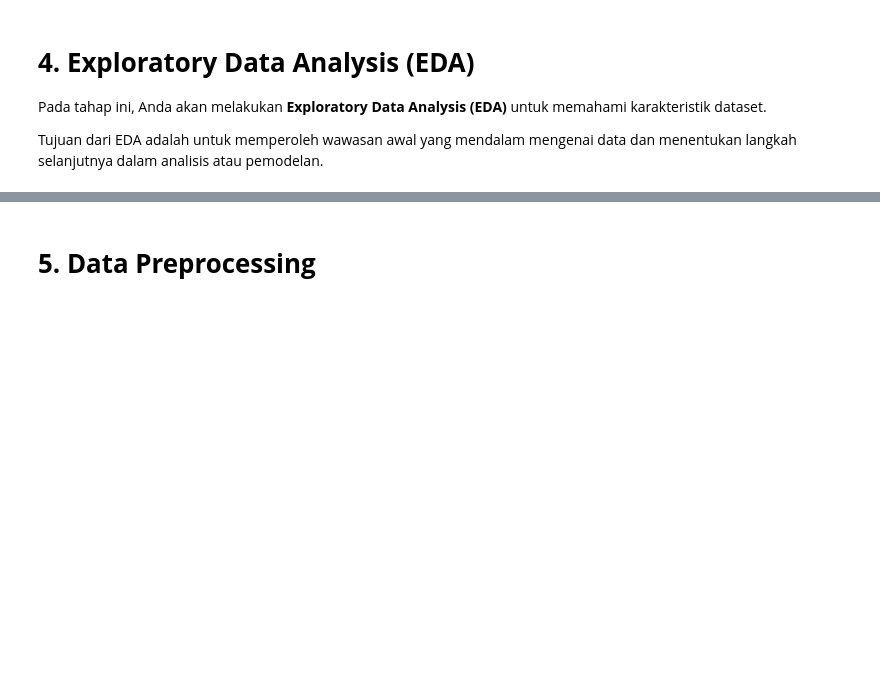
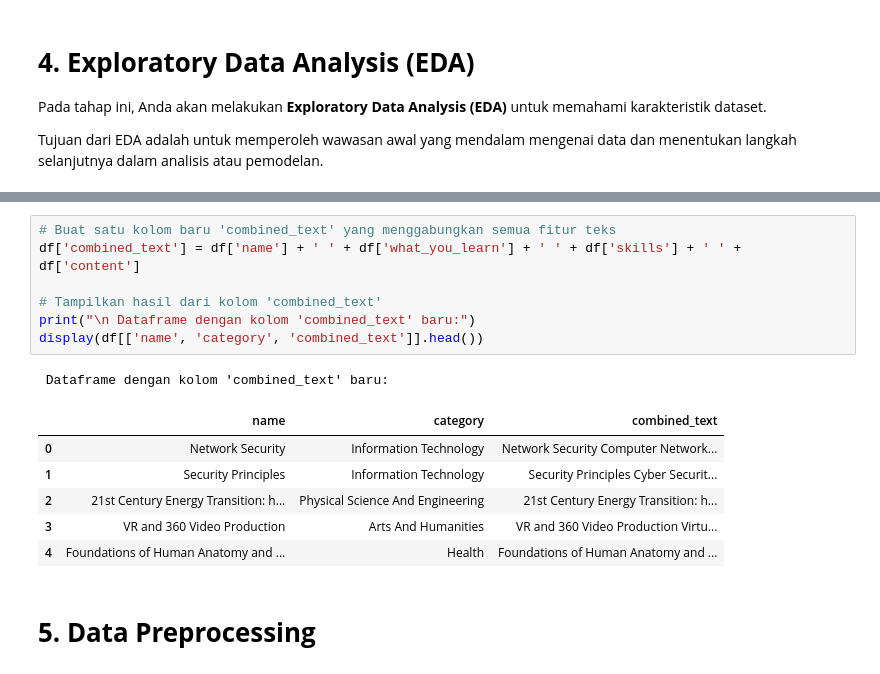
Before and after one commit to wingscode123/Eksperimen_SML_Radithya-Fawwaz-Aydin, a Jupyter notebook: preprocessing/Eksperimen_MSML_Radithya_Fawwaz_Aydin.ipynb, the cells around one changed output, grey strips where cells are left out. Saved outputs shown, nothing was run; the diff lists cells and outputs as text; blank space fills up the shorter version.

Commit message:
menambahkan hasil dari file automasi

```diff
--- a/preprocessing/Eksperimen_MSML_Radithya_Fawwaz_Aydin.ipynb
+++ b/preprocessing/Eksperimen_MSML_Radithya_Fawwaz_Aydin.ipynb
@@ -47,3 +167,18 @@ Tujuan dari EDA adalah untuk memperoleh wawasan awal yang mendalam mengenai data
+# %%
+# Buat satu kolom baru 'combined_text' yang menggabungkan semua fitur teks
+df['combined_text'] = df['name'] + ' ' + df['what_you_learn'] + ' ' + df['skills'] + ' ' + df['content']
+
+# Tampilkan hasil dari kolom 'combined_text'
+print("\n Dataframe dengan kolom 'combined_text' baru:")
+display(df[['name', 'category', 'combined_text']].head())
+# %% [output]
+ Dataframe dengan kolom 'combined_text' baru:
+|  | name | category | combined_text |
+| 0 | Network Security | Information Technology | Network Security Computer Network... |
+| 1 | Security Principles | Information Technology | Security Principles Cyber Securit... |
+| 2 | 21st Century Energy Transition: h... | Physical Science And Engineering | 21st Century Energy Transition: h... |
+| 3 | VR and 360 Video Production | Arts And Humanities | VR and 360 Video Production Virtu... |
+| 4 | Foundations of Human Anatomy and ... | Health | Foundations of Human Anatomy and ... |
 # %% [markdown]
 # **5. Data Preprocessing**
 # %% [markdown]
```
Also changed, not shown: parts of 22 cells of this notebook, 7 other files.
